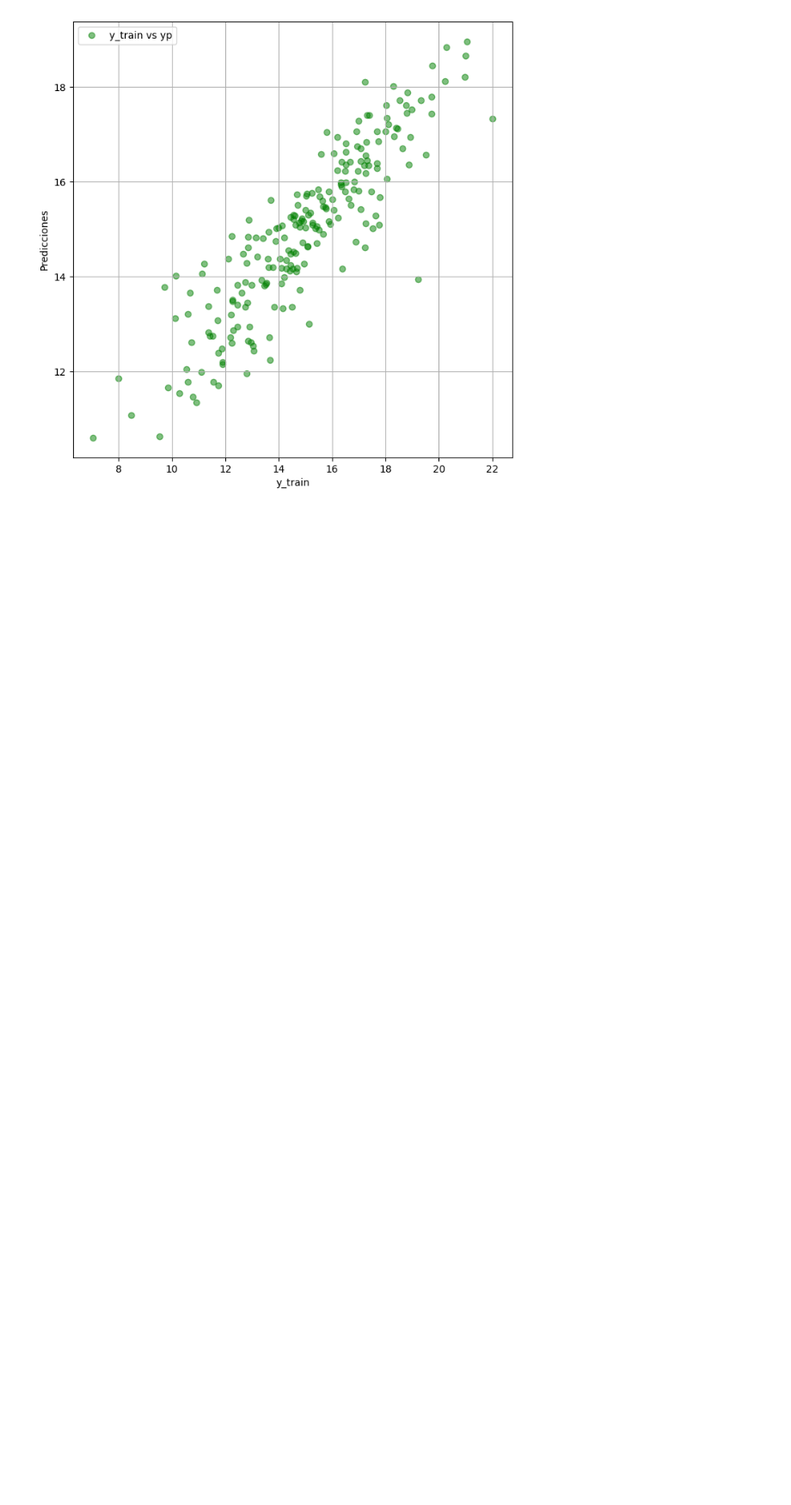
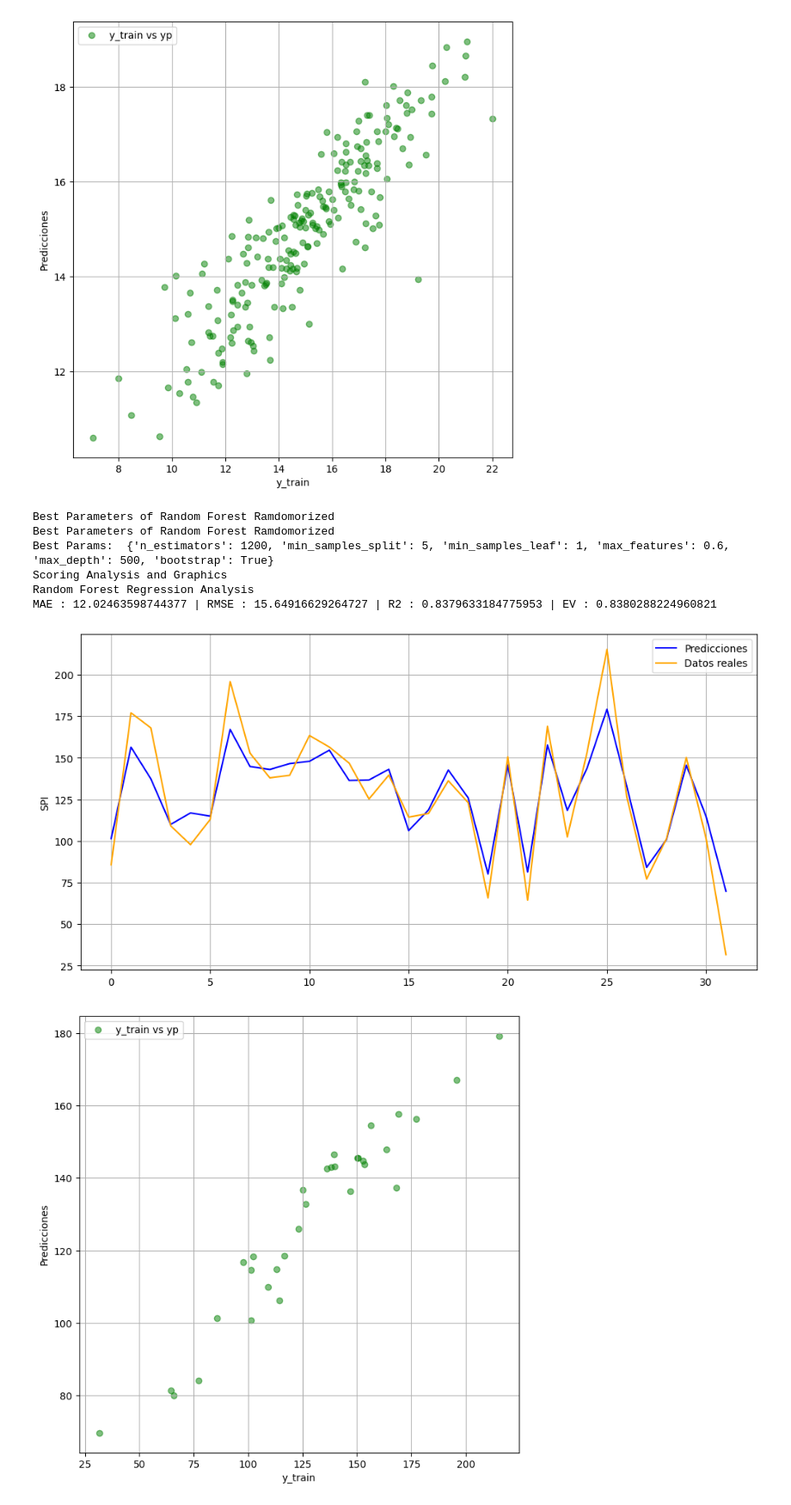
Before and after one commit to MichaelCueto/GeologyML23, a Jupyter notebook: 02_Codigo/borrador.ipynb, the cells around one changed output. Shown at 86% size. Drawn from its saved outputs; the diff is of its cells as text; code cells hidden in the pictures; blank space fills up the shorter version.

```diff
--- a/02_Codigo/borrador.ipynb
+++ b/02_Codigo/borrador.ipynb
@@ -88,9 +88,9 @@ class GeologyML():
                 df = pd.read_excel(root)
                 df = df.sample(frac=1)
                 df1, df2  = self.Assay_Limit(df)
-                X1 = df1[['Cu%', 'Mo%','AgPPM', 'AuPPM', 'Al%', 'Ca%', 'Fe%', 'Mg%', 'Na%', 'S%']]
+                X1 = df1[['Cu%', 'Mo%','AgPPM', 'AuPPM', 'Al%', 'Ca%', 'Fe%', 'Mg%', 'Na%', 'S%','BWI']]
                 y1 = df1[self.target]
-                X2 = df2[['Cu%', 'Mo%','AgPPM', 'AuPPM', 'Al%', 'Ca%', 'Fe%', 'Mg%', 'Na%', 'S%']]
+                X2 = df2[['Cu%', 'Mo%','AgPPM', 'AuPPM', 'Al%', 'Ca%', 'Fe%', 'Mg%', 'Na%', 'S%','BWI']]
                 y2 = df2[self.target]
                 # X1_train, X1_test, y1_train, y1_test = train_test_split(X1, y1, test_size=0.2, random_state=42)
                 # X2_train, X2_test, y2_train, y2_test = train_test_split(X2, y2, test_size=0.2, random_state=42)
@@ -136,3 +136,18 @@ Random Forest Regression Analysis
 MAE : 1.0561981674912762 | RMSE : 1.4049453526001388 | R2 : 0.726469197964825 | EV : 0.7264804671953584
 [figure]
 [figure]
+# %%
+root = '../03_BBDD/data_dureza_train.xlsx'
+root_model = '../04_Model/Hardness/SPI/SPI_1ley/'
+target = 'SPI'
+g = GeologyML(target,element='Na%',ley=1)
+g.RF_Model(root,root_model)
+# %% [output]
+Best Parameters of Random Forest Ramdomorized
+Best Parameters of Random Forest Ramdomorized
+Best Params:  {'n_estimators': 1200, 'min_samples_split': 5, 'min_samples_leaf': 1, 'max_features': 0.6, 'max_depth': 500, 'bootstrap': True}
+Scoring Analysis and Graphics
+Random Forest Regression Analysis
+MAE : 12.02463598744377 | RMSE : 15.64916629264727 | R2 : 0.8379633184775953 | EV : 0.8380288224960821
+[figure, added]
+[figure, added]
```
Also changed, not shown: parts of 8 cells of this notebook, 5 other files.
